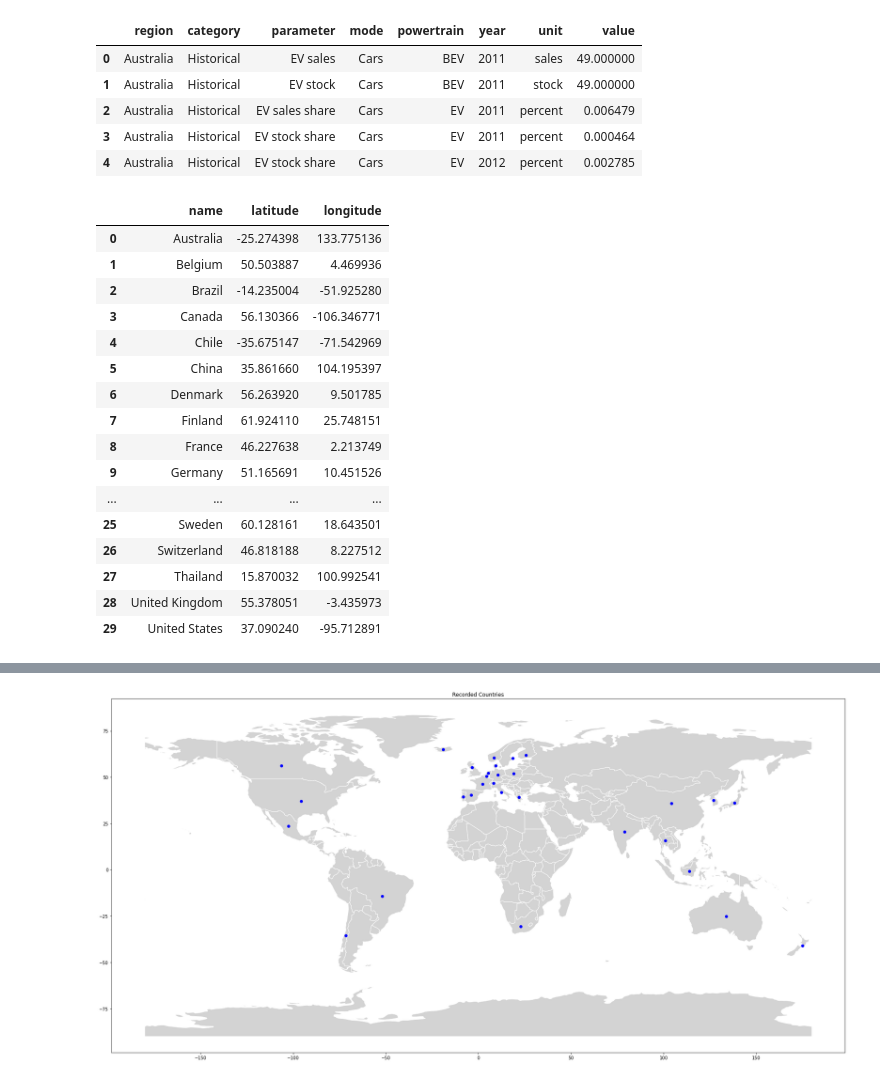
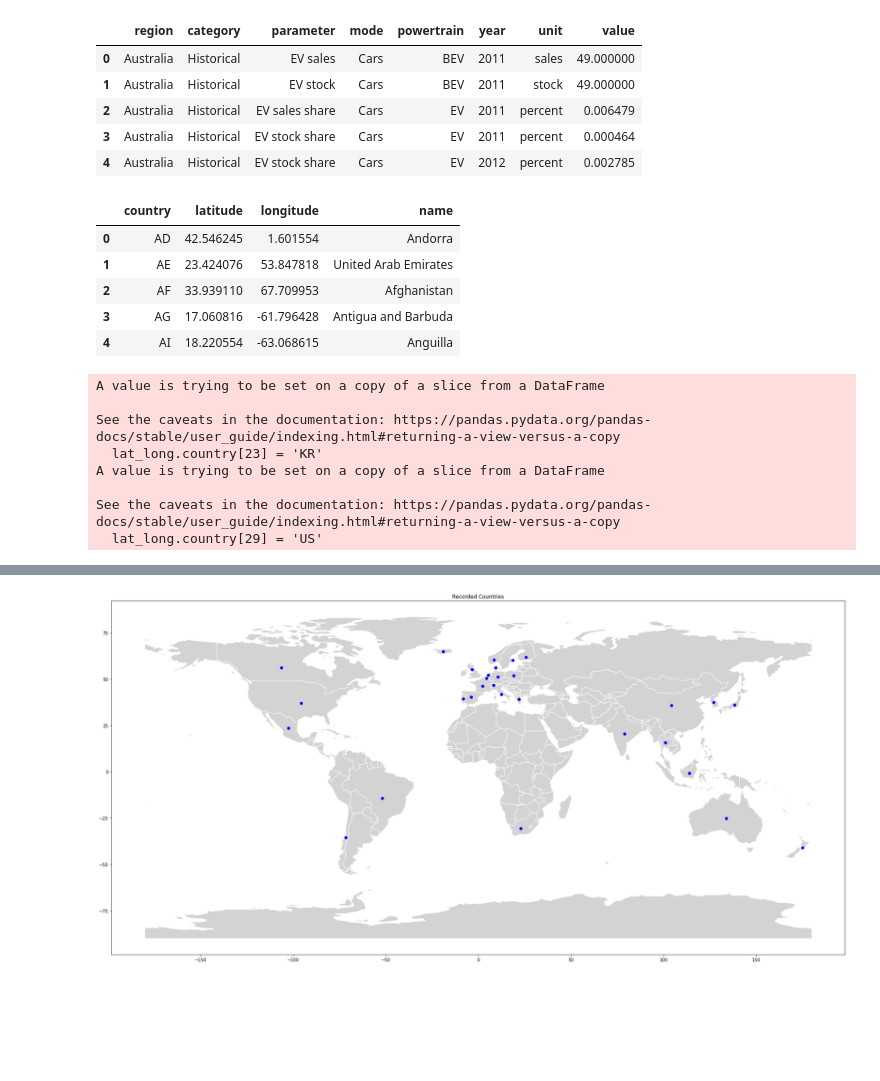
Before and after one commit to aaroln/ev, a Jupyter notebook: Data Project.ipynb, the cells around one changed output, grey strips where cells are left out. Drawn from its saved outputs; the diff is of its cells as text; code cells hidden in the pictures; blank space fills up the shorter version.

```diff
--- a/Data Project.ipynb
+++ b/Data Project.ipynb
@@ -30,6 +30,15 @@ ev.head(5)
 | 4 | Australia | Historical | EV stock share | Cars | EV | 2012 | percent | 0.002785 |
 # %%
 country = pd.read_csv("countries.csv")
+
+country.head()
+# %% [output]
+|  | country | latitude | longitude | name |
+| 0 | AD | 42.546245 | 1.601554 | Andorra |
+| 1 | AE | 23.424076 | 53.847818 | United Arab Emirates |
+| 2 | AF | 33.939110 | 67.709953 | Afghanistan |
+| 3 | AG | 17.060816 | -61.796428 | Antigua and Barbuda |
+| 4 | AI | 18.220554 | -63.068615 | Anguilla |
 # %%
 country_list =[]
 
@@ -58,7 +67,6 @@ for c in country_list:
 # %%
 lat_long = country.loc[country['name'].isin(country_list)]
 
-lat_long = lat_long.reindex(columns=['name', 'latitude', 'longitude'])
 
 extra = {'name': ['United States', 'South Korea'], 'latitude': [37.090240, 37.532600], 'longitude': [-95.712891, 127.024612]}
 
@@ -77,22 +85,21 @@ lat_long = lat_long.reset_index()
 lat_long = lat_long.drop('index', axis=1)
 
 
-sales = {'sales': }
+sales = {'sales': total_sales}
+
+sales = pd.DataFrame(sales)
+
+lat_long['sales'] = sales
+
+lat_long.country[23] = 'KR'
+
+lat_long.country[29] = 'US'
 # %% [output]
-|  | name | latitude | longitude |
-| 0 | Australia | -25.274398 | 133.775136 |
-| 1 | Belgium | 50.503887 | 4.469936 |
-| 2 | Brazil | -14.235004 | -51.925280 |
-| 3 | Canada | 56.130366 | -106.346771 |
-| 4 | Chile | -35.675147 | -71.542969 |
-| 5 | China | 35.861660 | 104.195397 |
-| 6 | Denmark | 56.263920 | 9.501785 |
-| 7 | Finland | 61.924110 | 25.748151 |
-| 8 | France | 46.227638 | 2.213749 |
-| 9 | Germany | 51.165691 | 10.451526 |
-| ... | ... | ... | ... |
-| 25 | Sweden | 60.128161 | 18.643501 |
-| 26 | Switzerland | 46.818188 | 8.227512 |
-| 27 | Thailand | 15.870032 | 100.992541 |
-| 28 | United Kingdom | 55.378051 | -3.435973 |
-| 29 | United States | 37.090240 | -95.712891 |
+A value is trying to be set on a copy of a slice from a DataFrame
+
+See the caveats in the documentation: https://pandas.pydata.org/pandas-docs/stable/user_guide/indexing.html#returning-a-view-versus-a-copy
+  lat_long.country[23] = 'KR'
+A value is trying to be set on a copy of a slice from a DataFrame
+
+See the caveats in the documentation: https://pandas.pydata.org/pandas-docs/stable/user_guide/indexing.html#returning-a-view-versus-a-copy
+  lat_long.country[29] = 'US'
```
Also changed, not shown: parts of 2 cells of this notebook.
